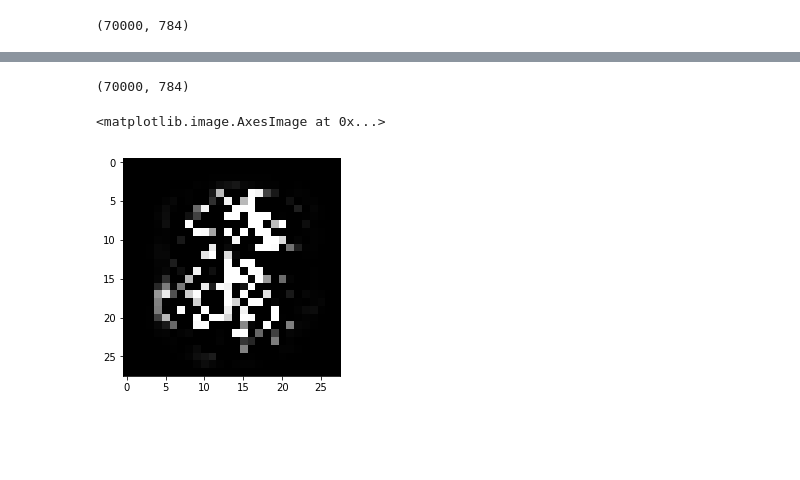
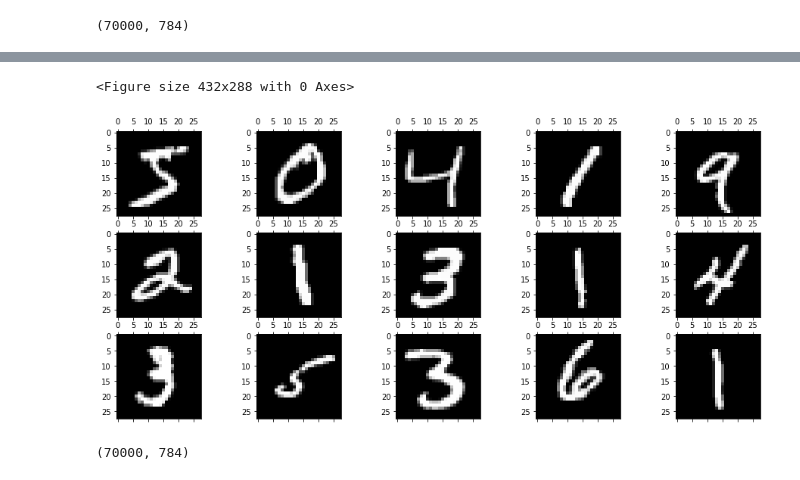
Before and after one commit to khiem2105/FakeTorch, a Jupyter notebook: src/test.ipynb, the cells around one changed output, grey strips where cells are left out. Saved outputs shown, nothing was run; the diff lists cells and outputs as text; code cells hidden in the pictures; blank space fills up the shorter version.

```diff
--- a/src/test.ipynb
+++ b/src/test.ipynb
@@ -225,11 +238,17 @@ plt.imshow(X[0, :].reshape(28, 28), cmap=plt.get_cmap("gray"))
+# %%
+plt.gray()
+fig = plt.figure( figsize=(16,7) )
+for i in range(0,15):
+    ax = fig.add_subplot(3, 5, i+1)
+    ax.matshow(X[i].reshape((28, 28)).astype(float))
+
+plt.savefig("../../plots/mnist_image_original")
+# %% [output]
+<Figure size 432x288 with 0 Axes>
+[figure, added]
 # %%
 X_decoded = m.forward(X)
 # %%
 X_decoded.shape
 # %% [output]
 (70000, 784)
-# %%
-plt.imshow(X_decoded[0, :].reshape(28, 28), cmap=plt.get_cmap("gray"))
-# %% [output]
-<matplotlib.image.AxesImage at 0x...>
-[figure, removed]
```
Also changed, not shown: parts of 35 cells of this notebook, 49 other files.
